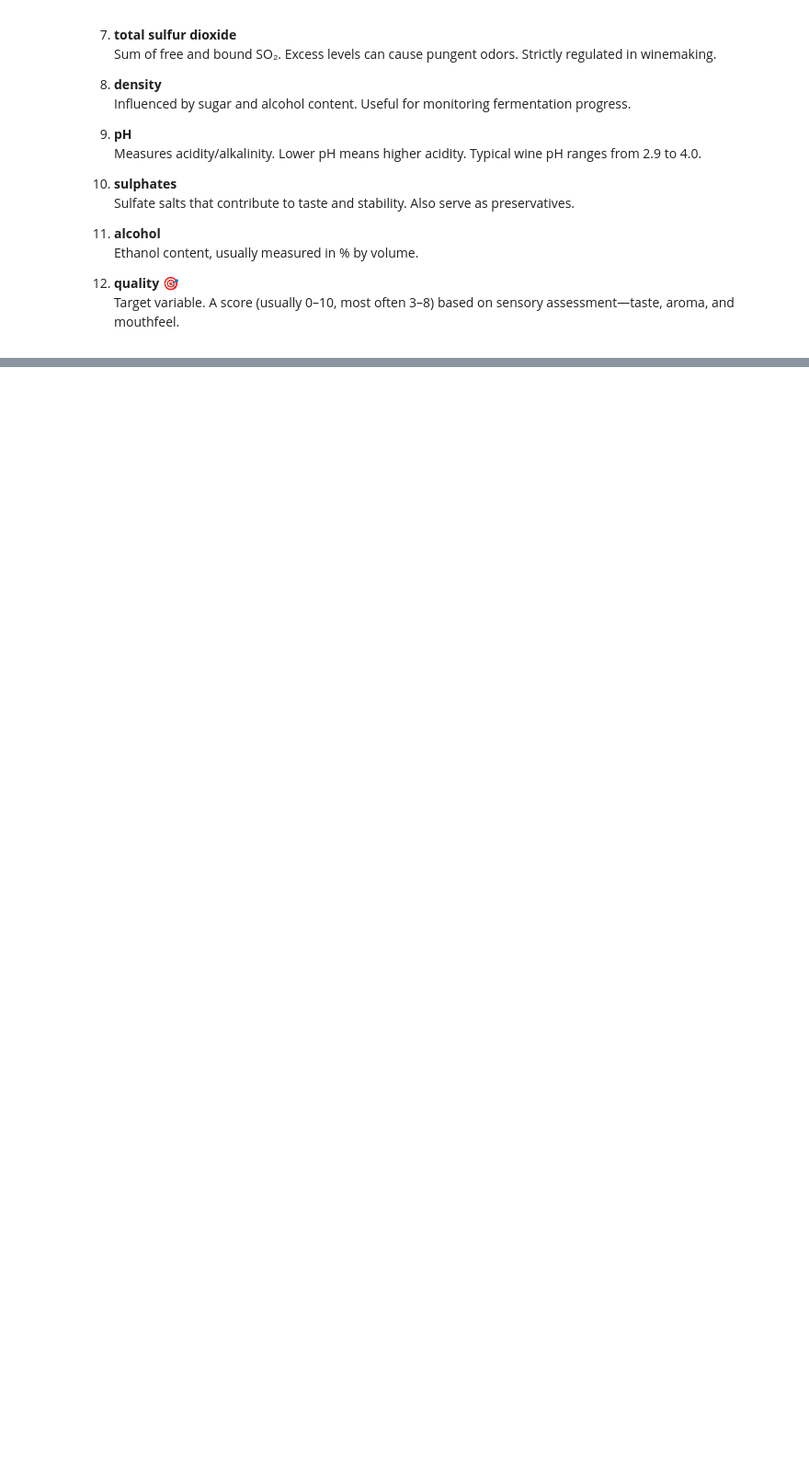
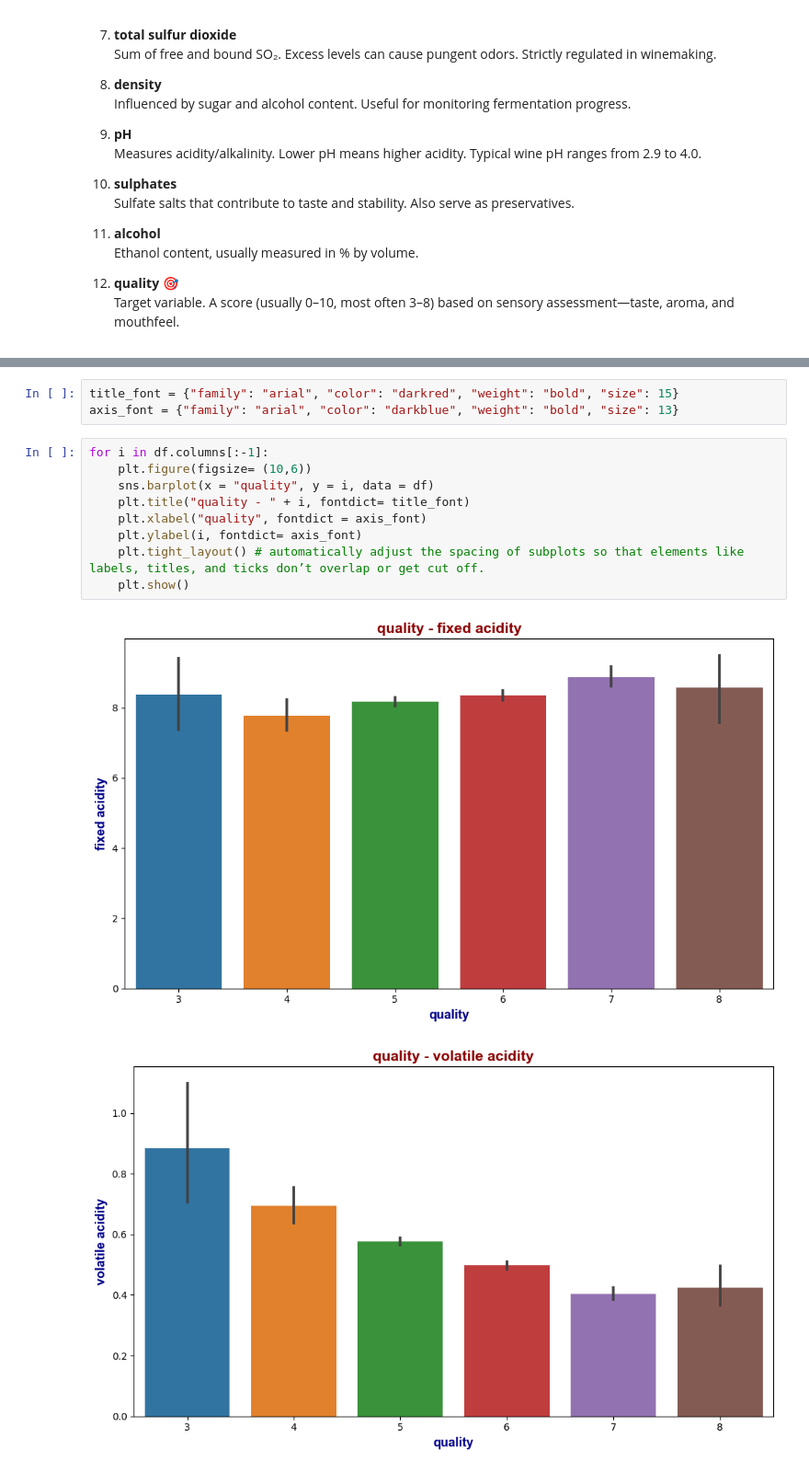
Before and after one commit to AtRealMasterLuke/WineQuality-SVM, a Jupyter notebook: Red Wine Quality - SVM.ipynb, the cells around one changed output, grey strips where cells are left out. Shown at 92% size. Drawn from its saved outputs; the diff is of its cells as text; blank space fills up the shorter version.

```diff
--- a/Red Wine Quality - SVM.ipynb
+++ b/Red Wine Quality - SVM.ipynb
@@ -68,0 +115,15 @@ df.head(10)
+# %%
+title_font = {"family": "arial", "color": "darkred", "weight": "bold", "size": 15}
+axis_font = {"family": "arial", "color": "darkblue", "weight": "bold", "size": 13}
+# %%
+for i in df.columns[:-1]:
+    plt.figure(figsize= (10,6))
+    sns.barplot(x = "quality", y = i, data = df)
+    plt.title("quality - " + i, fontdict= title_font)
+    plt.xlabel("quality", fontdict = axis_font)
+    plt.ylabel(i, fontdict= axis_font)
+    plt.tight_layout() # automatically adjust the spacing of subplots so that elements like labels, titles, and ticks don’t overlap or get cut off.
+    plt.show()
+# %% [output]
+[figure, added]
+[figure, added]
```
Also changed, not shown: parts of 45 cells of this notebook.
